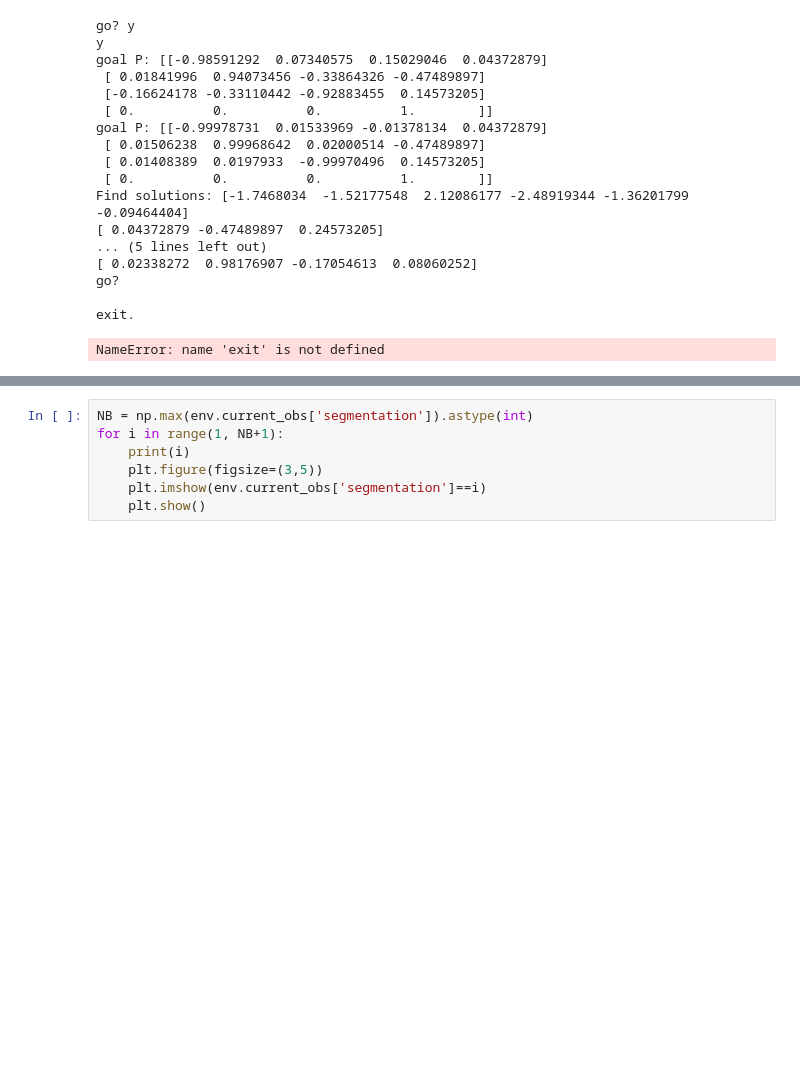
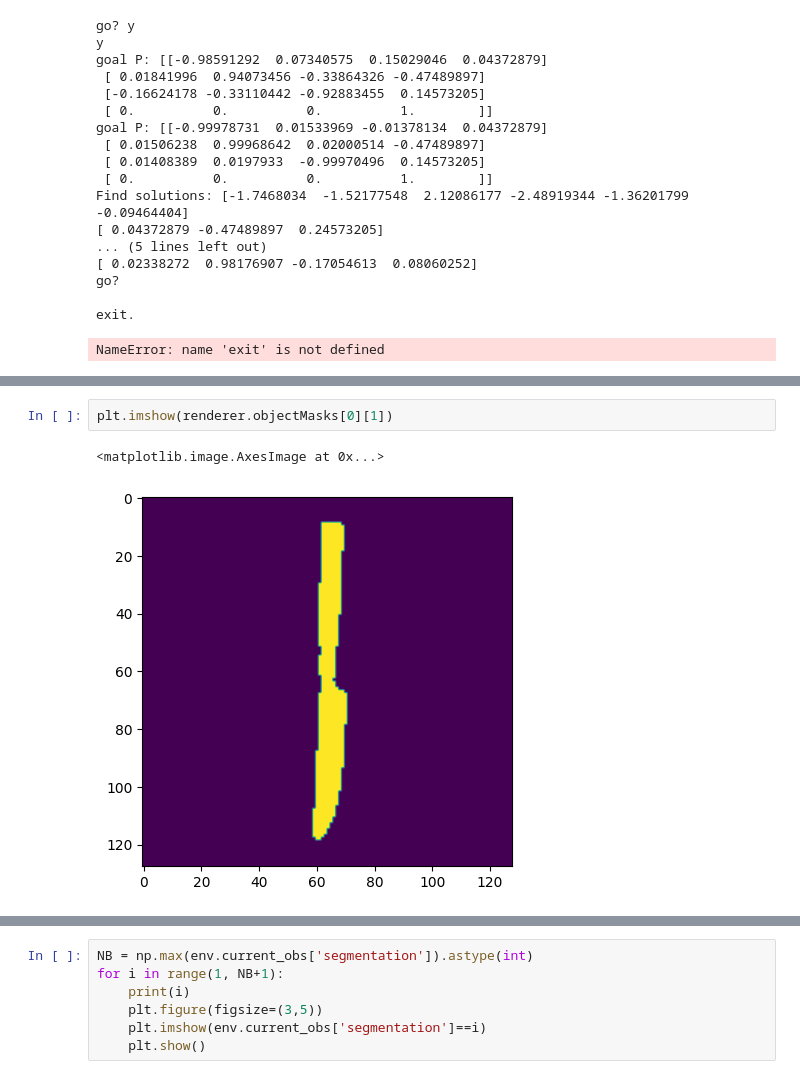
Before and after one commit to hogunkee/TSMCTS, a Jupyter notebook: realrobot/Test.ipynb, the cells around one changed output, grey strips where cells are left out. Cells and saved outputs as stored; diff of their text form; blank space fills up the shorter version.

```diff
--- a/realrobot/Test.ipynb
+++ b/realrobot/Test.ipynb
@@ -350,0 +350,5 @@ Ellipse phi: 57.40774445967919
+# %%
+plt.imshow(renderer.objectMasks[0][1])
+# %% [output]
+<matplotlib.image.AxesImage at 0x...>
+[figure, added]
```
Also changed, not shown: parts of 4 cells of this notebook, 4 other files.
